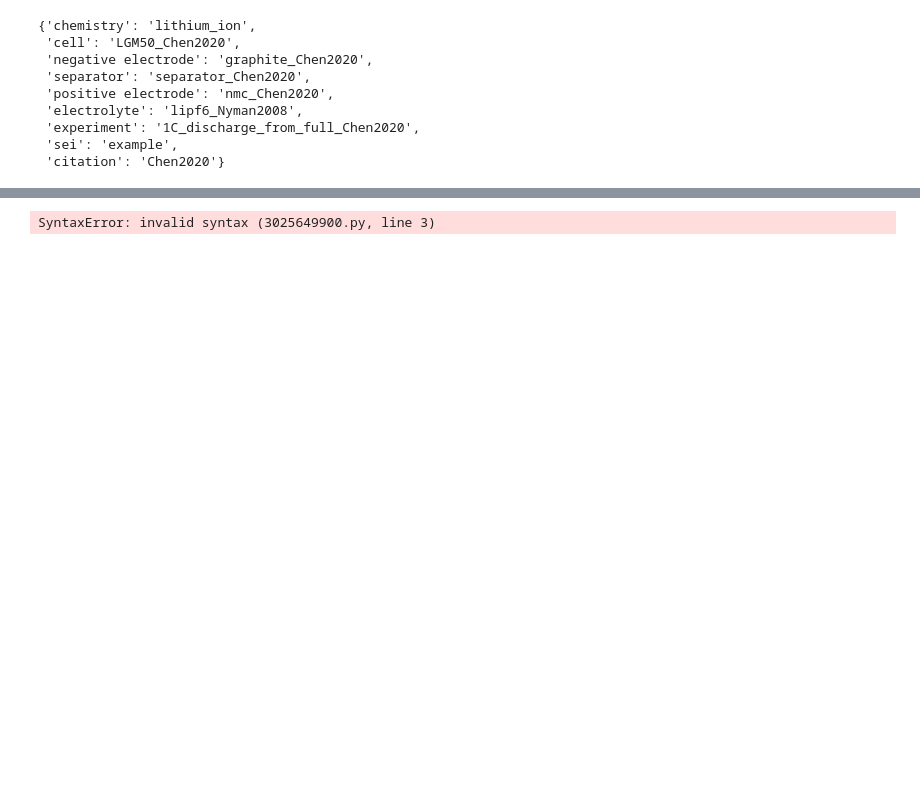
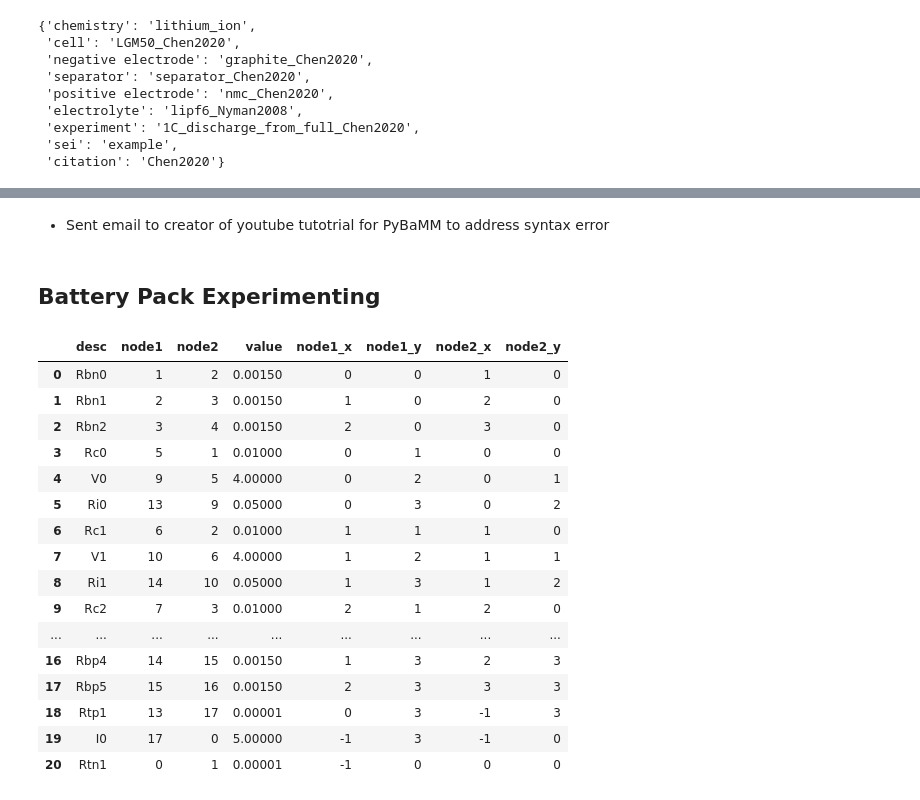
Before and after one commit to eirikbaekkelund/liionpack, a Jupyter notebook: Testing PyBaMM/digital_twin.ipynb, the cells around one changed output, grey strips where cells are left out. Drawn from its saved outputs; the diff is of its cells as text; code cells hidden in the pictures; blank space fills up the shorter version.

```diff
--- a/Testing PyBaMM/digital_twin.ipynb
+++ b/Testing PyBaMM/digital_twin.ipynb
@@ -73,6 +82,4 @@ parameter_values['Negative electrode charge transfer coefficient']
 # %%
 # take the new parameter set to pybamm for others to use by sending it into lithium_ion --> negative_electrodes
-%%bash
-pybamm_add_parameter lithium_ion/negative_electrodes/test_parameters lithium_ion negative_electrodes
+#%%bash
+#pybamm_add_parameter lithium_ion/negative_electrodes/test_parameters lithium_ion negative_electrodes
-# %% [output]
-SyntaxError: invalid syntax (3025649900.py, line 3)
@@ -80,0 +86,4 @@ SyntaxError: invalid syntax (3025649900.py, line 3)
+# %% [markdown]
+* Sent email to creator of youtube tutotrial for PyBaMM to address syntax error
+# %% [markdown]
+## Battery Pack Experimenting
@@ -80,0 +102,20 @@ SyntaxError: invalid syntax (3025649900.py, line 3)
+# %%
+netlist
+# %% [output]
+|  | desc | node1 | node2 | value | node1_x | node1_y | node2_x | node2_y |
+| 0 | Rbn0 | 1 | 2 | 0.00150 | 0 | 0 | 1 | 0 |
+| 1 | Rbn1 | 2 | 3 | 0.00150 | 1 | 0 | 2 | 0 |
+| 2 | Rbn2 | 3 | 4 | 0.00150 | 2 | 0 | 3 | 0 |
+| 3 | Rc0 | 5 | 1 | 0.01000 | 0 | 1 | 0 | 0 |
+| 4 | V0 | 9 | 5 | 4.00000 | 0 | 2 | 0 | 1 |
+| 5 | Ri0 | 13 | 9 | 0.05000 | 0 | 3 | 0 | 2 |
+| 6 | Rc1 | 6 | 2 | 0.01000 | 1 | 1 | 1 | 0 |
+| 7 | V1 | 10 | 6 | 4.00000 | 1 | 2 | 1 | 1 |
+| 8 | Ri1 | 14 | 10 | 0.05000 | 1 | 3 | 1 | 2 |
+| 9 | Rc2 | 7 | 3 | 0.01000 | 2 | 1 | 2 | 0 |
+| ... | ... | ... | ... | ... | ... | ... | ... | ... |
+| 16 | Rbp4 | 14 | 15 | 0.00150 | 1 | 3 | 2 | 3 |
+| 17 | Rbp5 | 15 | 16 | 0.00150 | 2 | 3 | 3 | 3 |
+| 18 | Rtp1 | 13 | 17 | 0.00001 | 0 | 3 | -1 | 3 |
+| 19 | I0 | 17 | 0 | 5.00000 | -1 | 3 | -1 | 0 |
+| 20 | Rtn1 | 0 | 1 | 0.00001 | -1 | 0 | 0 | 0 |
```
Also changed, not shown: parts of 28 cells of this notebook.
